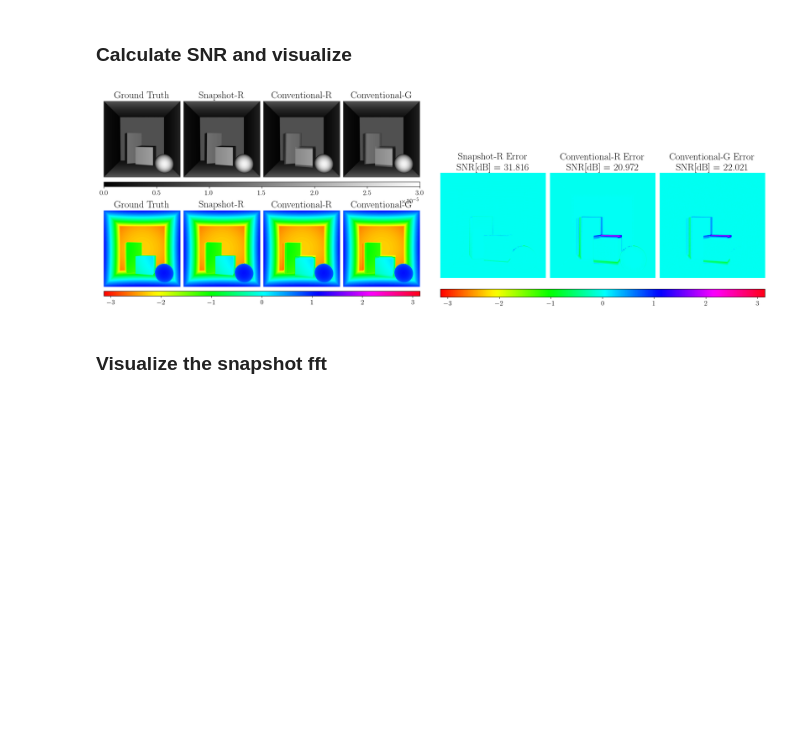
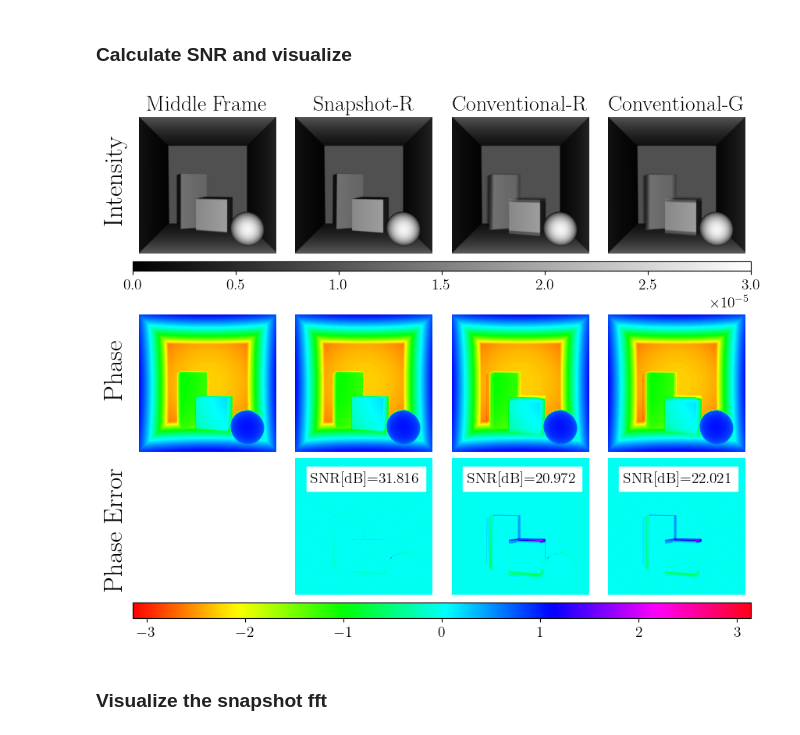
Before and after one commit to dartmouth-risc-lab/snapshot-lidar, a Jupyter notebook: notebooks/moving_scene (supp fig 5).ipynb, the cells around one changed output. Drawn from its saved outputs; the diff is of its cells as text; code cells hidden in the pictures; blank space fills up the shorter version.

```diff
--- a/notebooks/moving_scene (supp fig 5).ipynb
+++ b/notebooks/moving_scene (supp fig 5).ipynb
@@ -140,69 +142,63 @@ snr_sp = calculate_snr(gt_phase, recon_phase_sp)
 snr_conv = calculate_snr(gt_phase, recon_phase_conv)
 snr_conv_global = calculate_snr(gt_phase, global_phase)
 
-fig_recon = plt.figure(layout='constrained', figsize=(19, 6))
-subfigs = fig_recon.subfigures(1, 2, wspace=0.04)
-
-axs_recons = subfigs[0].subplots(2, 4)
-axs_snr = subfigs[1].subplots(1,3)
+fig_recon, axs_recons = plt.subplots(3,4, layout='constrained', figsize=(8.25, 7))
 
 # plot the reconstructions
-
-axs_recons[0,0].set_title("Ground Truth")
+axs_recons[0,0].set_title("Middle Frame")
 axs_recons[0,0].axis("off")
 img = axs_recons[0,0].imshow(gt_intensity, cmap="gray", vmin=0, vmax=3e-5)
-cbar = subfigs[0].colorbar(img, ax=axs_recons[0,:], orientation='horizontal', fraction=0.07, aspect=65)
+fig_recon.colorbar(img, ax=axs_recons[0,:], orientation='horizontal', fraction=0.07, aspect=65)
+fig_recon.text(-0.025,0.77, 'Intensity', rotation='vertical')
 
 axs_recons[0,1].set_title("Snapshot-R")
 axs_recons[0,1].axis("off")
-img = axs_recons[0,1].imshow(recon_intensity_sp, cmap="gray", vmin=0, vmax=3e-5)
+axs_recons[0,1].imshow(recon_intensity_sp, cmap="gray", vmin=0, vmax=3e-5)
 
 axs_recons[0,2].set_title("Conventional-R")
 axs_recons[0,2].axis("off")
-img = axs_recons[0,2].imshow(recon_intensity_conv, cmap="gray", vmin=0, vmax=3e-5)
+axs_recons[0,2].imshow(recon_intensity_conv, cmap="gray", vmin=0, vmax=3e-5)
 
 axs_recons[0,3].set_title("Conventional-G")
 axs_recons[0,3].axis("off")
-img = axs_recons[0,3].imshow(global_intensity, cmap="gray", vmin=0, vmax=3e-5)
+axs_recons[0,3].imshow(global_intensity, cmap="gray", vmin=0, vmax=3e-5)
 
-axs_recons[1,0].set_title("Ground Truth")
+fig_recon.text(-0.025,0.45, 'Phase', rotation='vertical')
 axs_recons[1,0].axis("off")
-img = axs_recons[1,0].imshow(gt_phase, cmap="hsv", vmin=-pi, vmax=pi)
-cbar = subfigs[0].colorbar(img, ax=axs_recons[1,:], orientation='horizontal', fraction=0.07, aspect=65)
-# cbar.ax.tick_params(labelsize=10)
+axs_recons[1,0].imshow(gt_phase, cmap="hsv", vmin=-pi, vmax=pi)
 
-axs_recons[1,1].set_title("Snapshot-R")
 axs_recons[1,1].axis("off")
-img = axs_recons[1,1].imshow(recon_phase_sp, cmap="hsv", vmin=-pi, vmax=pi)
+axs_recons[1,1].imshow(recon_phase_sp, cmap="hsv", vmin=-pi, vmax=pi)
 
-axs_recons[1,2].set_title("Conventional-R")
 axs_recons[1,2].axis("off")
-img = axs_recons[1,2].imshow(recon_phase_conv, cmap="hsv", vmin=-pi, vmax=pi)
+axs_recons[1,2].imshow(recon_phase_conv, cmap="hsv", vmin=-pi, vmax=pi)
 
-axs_recons[1,3].set_title("Conventional-G")
 axs_recons[1,3].axis("off")
-img = axs_recons[1,3].imshow(global_phase, cmap="hsv", vmin=-pi, vmax=pi)
+axs_recons[1,3].imshow(global_phase, cmap="hsv", vmin=-pi, vmax=pi)
 
 # plot the snr
-axs_snr[0].set_title("Snapshot-R Error\nSNR[dB] = %.3f"%(snr_sp))
-axs_snr[0].axis("off")
-img = axs_snr[0].imshow(gt_phase - recon_phase_sp, cmap='hsv', vmin=-pi, vmax=pi)
-cbar = subfigs[1].colorbar(img, ax=axs_snr[0:], orientation='horizontal', fraction=0.15, aspect=40)
+fig_recon.text(-0.025,0.1, 'Phase Error', rotation='vertical')
+axs_recons[2,0].axis('off')
 
-axs_snr[1].set_title("Conventional-R Error\nSNR[dB] = %.3f"%(snr_conv))
-axs_snr[1].axis("off")
-img = axs_snr[1].imshow(gt_phase - recon_phase_conv, cmap='hsv', vmin=-pi, vmax=pi)
+axs_recons[2,1].axis("off")
+axs_recons[2,1].annotate("SNR[dB]={:.3f}".format(snr_sp), (58,90), fontsize=14, backgroundcolor='w')
+img = axs_recons[2,1].imshow(gt_phase - recon_phase_sp, cmap='hsv', vmin=-pi, vmax=pi)
+fig_recon.colorbar(img, ax=axs_recons[2:], orientation='horizontal', fraction=0.15, aspect=40)
 
-axs_snr[2].set_title("Conventional-G Error\nSNR[dB] = %.3f"%(snr_conv_global))
-axs_snr[2].axis("off")
-img = axs_snr[2].imshow(gt_phase - global_phase, cmap='hsv', vmin=-pi, vmax=pi)
+axs_recons[2,2].annotate("SNR[dB]={:.3f}".format(snr_conv), (58,90), fontsize=14, backgroundcolor='w')
+axs_recons[2,2].axis("off")
+axs_recons[2,2].imshow(gt_phase - recon_phase_conv, cmap='hsv', vmin=-pi, vmax=pi)
+
+axs_recons[2,3].annotate("SNR[dB]={:.3f}".format(snr_conv_global), (58,90), fontsize=14, backgroundcolor='w')
+axs_recons[2,3].axis("off")
+axs_recons[2,3].imshow(gt_phase - global_phase, cmap='hsv', vmin=-pi, vmax=pi)
 
 plt.show()
-save_figs=True
+
 if save_figs:
     fig_recon.savefig("figures/CVPRfigures/moving_scene_draft.pdf", bbox_inches = 'tight')
 # %% [output]
-[figure, old version]
+[figure, new version]
 # %% [markdown]
 ### Visualize the snapshot fft
 # %%
```
Also changed, not shown: parts of 2 cells of this notebook.
